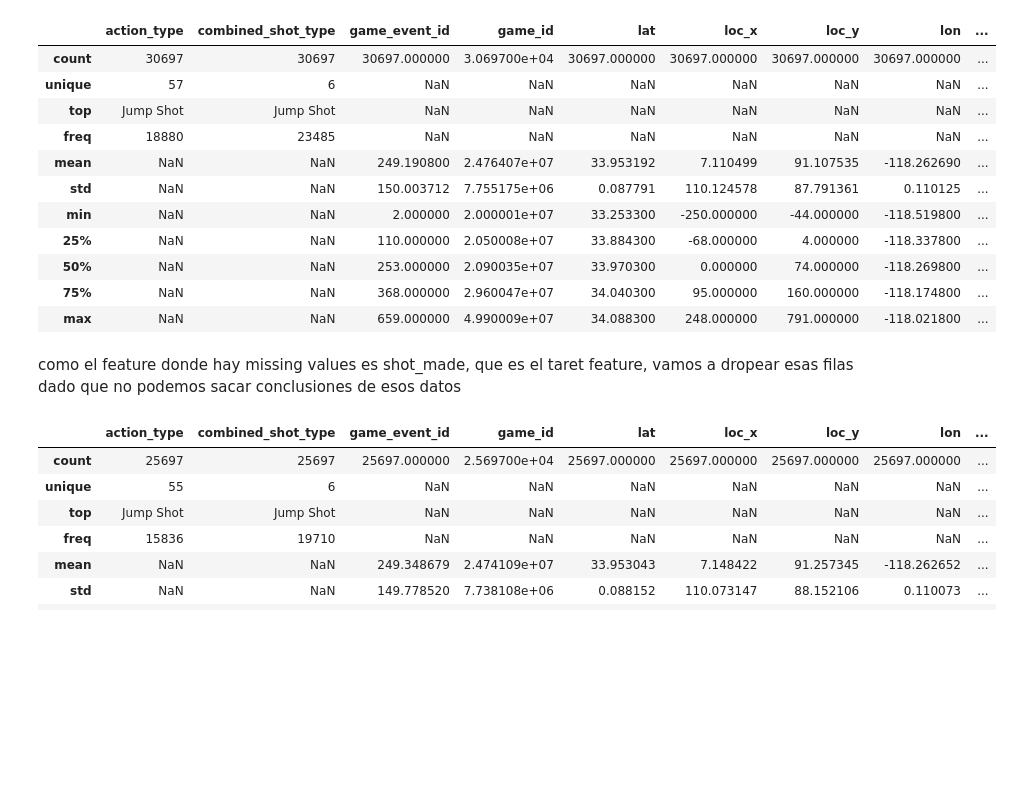
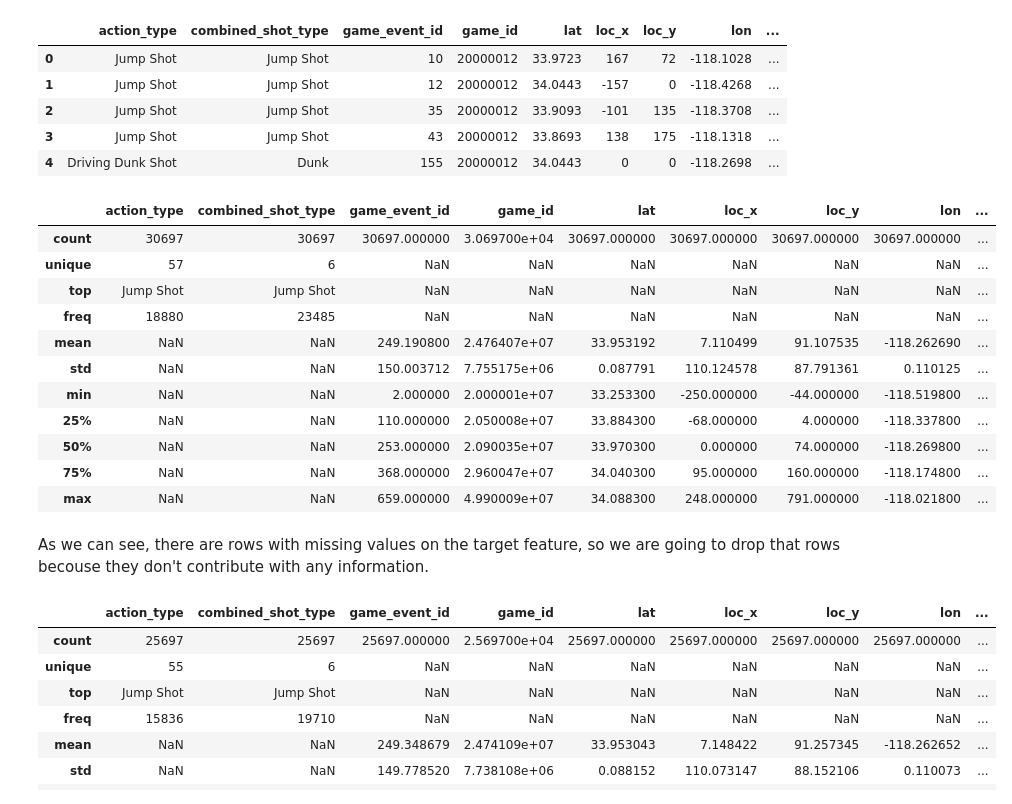
Before and after one commit to alexiszecharies/trabajoFinal, a Jupyter notebook: trabajo final.ipynb, the cells around one changed output. Cells and saved outputs as stored; diff of their text form; code cells hidden in the pictures; blank space fills up the shorter version.

```diff
--- a/trabajo final.ipynb
+++ b/trabajo final.ipynb
@@ -27,23 +27,31 @@ from pyspark.sql.types import IntegerType, LongType, DoubleType, StringType
 from scipy.stats import ttest_ind
 from sklearn.cross_validation import train_test_split
 # %%
-kobe_Data_df=pd.read_csv('/home/jovyan/work/Documents/big_data/kobeData.csv', sep=',',na_values=[''])
-kobe_Data_df_con_NaN=kobe_Data_df.applymap(lambda x: np.nan if isinstance(x, basestring) and x.isspace() else x)
+kobe_Data_df=pd.read_csv('/home/jovyan/work/Big_Data_Course_UM/Proyecto Final/Kobe/data.csv', sep=',',na_values=[np.nan])
 pd.set_option('display.max_columns', None)
-kobe_Data_df_con_NaN.describe(include='all')
+kobe_Data_df.head()
 # %% [output]
 |  | action_type | combined_shot_type | game_event_id | game_id | lat | loc_x | loc_y | lon | ... |
-| count | 30697 | 30697 | 30697.000000 | 3.069700e+04 | 30697.000000 | 30697.000000 | 30697.000000 | 30697.000000 | ... |
-| unique | 57 | 6 | NaN | NaN | NaN | NaN | NaN | NaN | ... |
-| top | Jump Shot | Jump Shot | NaN | NaN | NaN | NaN | NaN | NaN | ... |
-| freq | 18880 | 23485 | NaN | NaN | NaN | NaN | NaN | NaN | ... |
-| mean | NaN | NaN | 249.190800 | 2.476407e+07 | 33.953192 | 7.110499 | 91.107535 | -118.262690 | ... |
-| std | NaN | NaN | 150.003712 | 7.755175e+06 | 0.087791 | 110.124578 | 87.791361 | 0.110125 | ... |
-| min | NaN | NaN | 2.000000 | 2.000001e+07 | 33.253300 | -250.000000 | -44.000000 | -118.519800 | ... |
-| 25% | NaN | NaN | 110.000000 | 2.050008e+07 | 33.884300 | -68.000000 | 4.000000 | -118.337800 | ... |
-| 50% | NaN | NaN | 253.000000 | 2.090035e+07 | 33.970300 | 0.000000 | 74.000000 | -118.269800 | ... |
-| 75% | NaN | NaN | 368.000000 | 2.960047e+07 | 34.040300 | 95.000000 | 160.000000 | -118.174800 | ... |
-| max | NaN | NaN | 659.000000 | 4.990009e+07 | 34.088300 | 248.000000 | 791.000000 | -118.021800 | ... |
+| 0 | Jump Shot | Jump Shot | 10 | 20000012 | 33.9723 | 167 | 72 | -118.1028 | ... |
+| 1 | Jump Shot | Jump Shot | 12 | 20000012 | 34.0443 | -157 | 0 | -118.4268 | ... |
+| 2 | Jump Shot | Jump Shot | 35 | 20000012 | 33.9093 | -101 | 135 | -118.3708 | ... |
+| 3 | Jump Shot | Jump Shot | 43 | 20000012 | 33.8693 | 138 | 175 | -118.1318 | ... |
+| 4 | Driving Dunk Shot | Dunk | 155 | 20000012 | 34.0443 | 0 | 0 | -118.2698 | ... |
-# %% [markdown]
-como el feature donde hay missing values es shot_made, que es el taret feature, vamos a dropear esas filas dado que no podemos sacar conclusiones de esos datos
+# %%
+kobe_Data_df.describe(include='all')
+# %% [output]
+|  | action_type | combined_shot_type | game_event_id | game_id | lat | loc_x | loc_y | lon | ... |
+| count | 30697 | 30697 | 30697.000000 | 3.069700e+04 | 30697.000000 | 30697.000000 | 30697.000000 | 30697.000000 | ... |
+| unique | 57 | 6 | NaN | NaN | NaN | NaN | NaN | NaN | ... |
+| top | Jump Shot | Jump Shot | NaN | NaN | NaN | NaN | NaN | NaN | ... |
+| freq | 18880 | 23485 | NaN | NaN | NaN | NaN | NaN | NaN | ... |
+| mean | NaN | NaN | 249.190800 | 2.476407e+07 | 33.953192 | 7.110499 | 91.107535 | -118.262690 | ... |
+| std | NaN | NaN | 150.003712 | 7.755175e+06 | 0.087791 | 110.124578 | 87.791361 | 0.110125 | ... |
+| min | NaN | NaN | 2.000000 | 2.000001e+07 | 33.253300 | -250.000000 | -44.000000 | -118.519800 | ... |
+| 25% | NaN | NaN | 110.000000 | 2.050008e+07 | 33.884300 | -68.000000 | 4.000000 | -118.337800 | ... |
+| 50% | NaN | NaN | 253.000000 | 2.090035e+07 | 33.970300 | 0.000000 | 74.000000 | -118.269800 | ... |
+| 75% | NaN | NaN | 368.000000 | 2.960047e+07 | 34.040300 | 95.000000 | 160.000000 | -118.174800 | ... |
+| max | NaN | NaN | 659.000000 | 4.990009e+07 | 34.088300 | 248.000000 | 791.000000 | -118.021800 | ... |
+# %% [markdown]
+As we can see, there are rows with missing values on the target feature, so we are going to drop that rows becouse they don't contribute with any information.
 # %%
```
Also changed, not shown: parts of 22 cells of this notebook.
